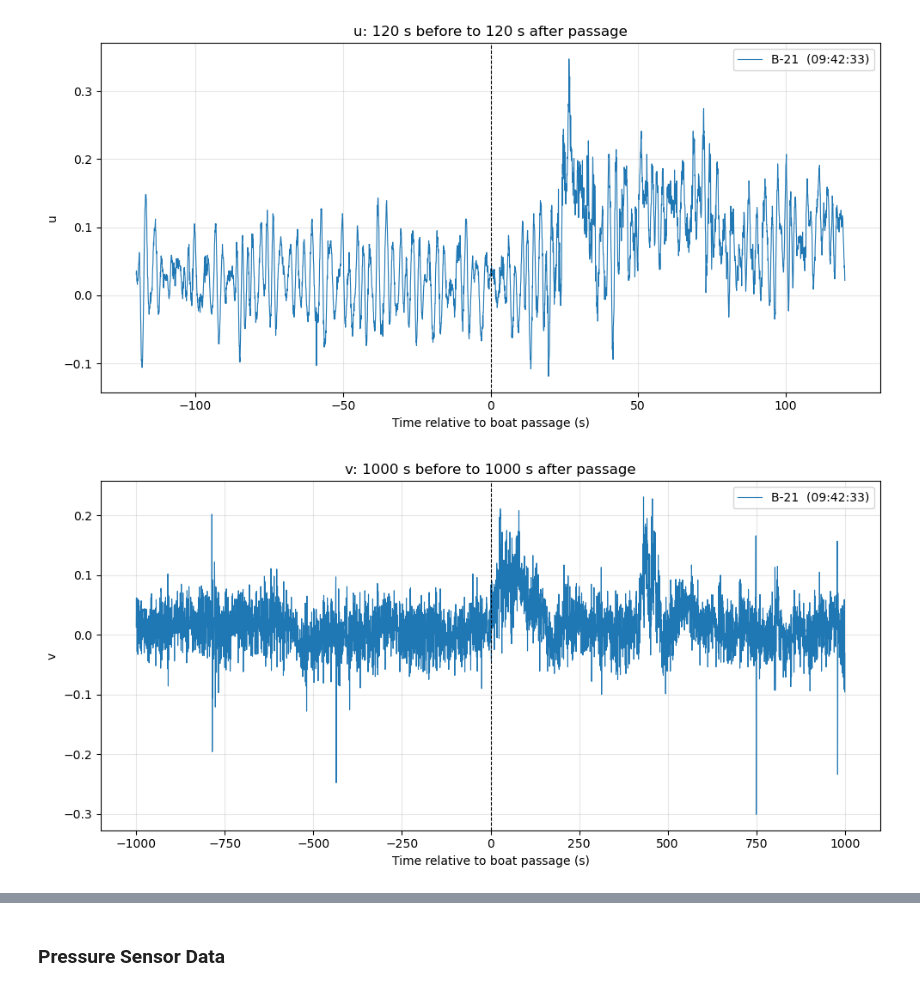
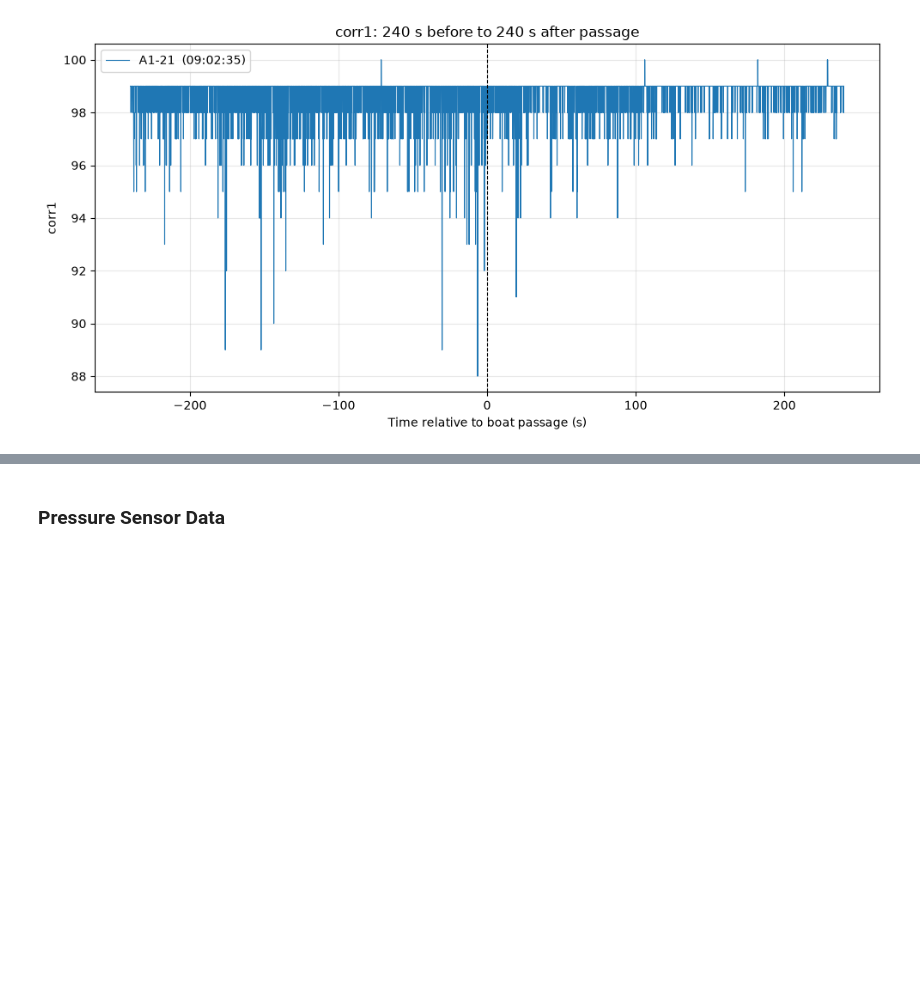
Before and after one commit to Florent11a/MDP, a Jupyter notebook: Plots.ipynb, the cells around one changed output, grey strips where cells are left out. Saved outputs shown, nothing was run; the diff lists cells and outputs as text; code cells hidden in the pictures; blank space fills up the shorter version.

```diff
--- a/Plots.ipynb
+++ b/Plots.ipynb
@@ -180,14 +181,13 @@ def plot_overlay(data, ids, before=120, after=120, col="analog1"):
         plt.tight_layout()
         plt.show()
 # %%
-plot_overlay(df, ["B-11", "B-41"], before = 120, after = 120, col = "analog1")                       # one manoeuvre
+plot_overlay(df, "A1-21", before = 240, after = 240, col = "corr1")                       # one manoeuvre
 
 #plot_overlay(df, "B-21", before = 1000, after = 1000, col = "v")
 #plot_overlay(df, "B-21", before = 120, after = 120, col = "w")                       # one manoeuvre
                    # one manoeuvre
 #plot_overlay(df, ["B-11", "B-12"], col="analog")    # a few
 #plot_overlay(df, "B", col="analog1")                 # every B manoeuvre
 #plot_overlay(df, "A1")                         # every A1 manoeuvre
 # %% [output]
-[figure, old version]
+[figure, new version]
-[figure, removed]
```
Also changed, not shown: parts of 5 cells of this notebook, 1 other file.
